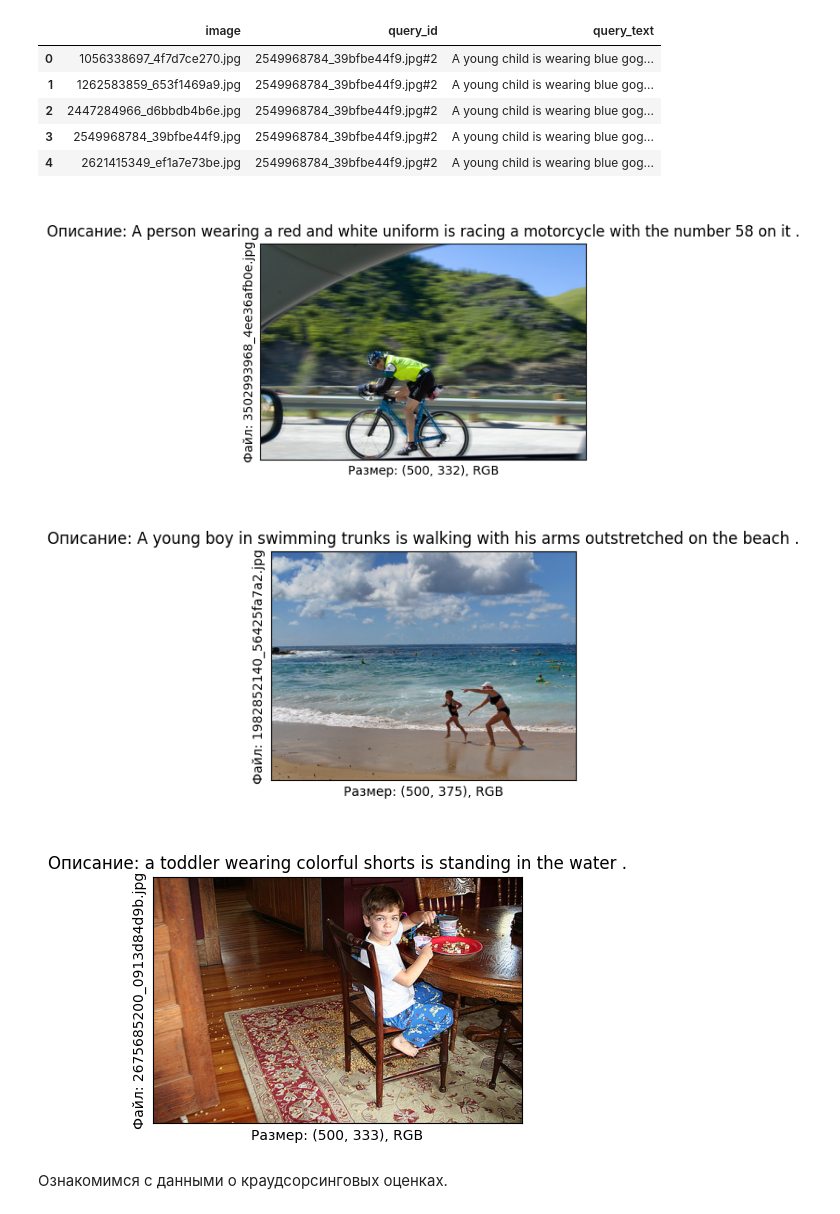
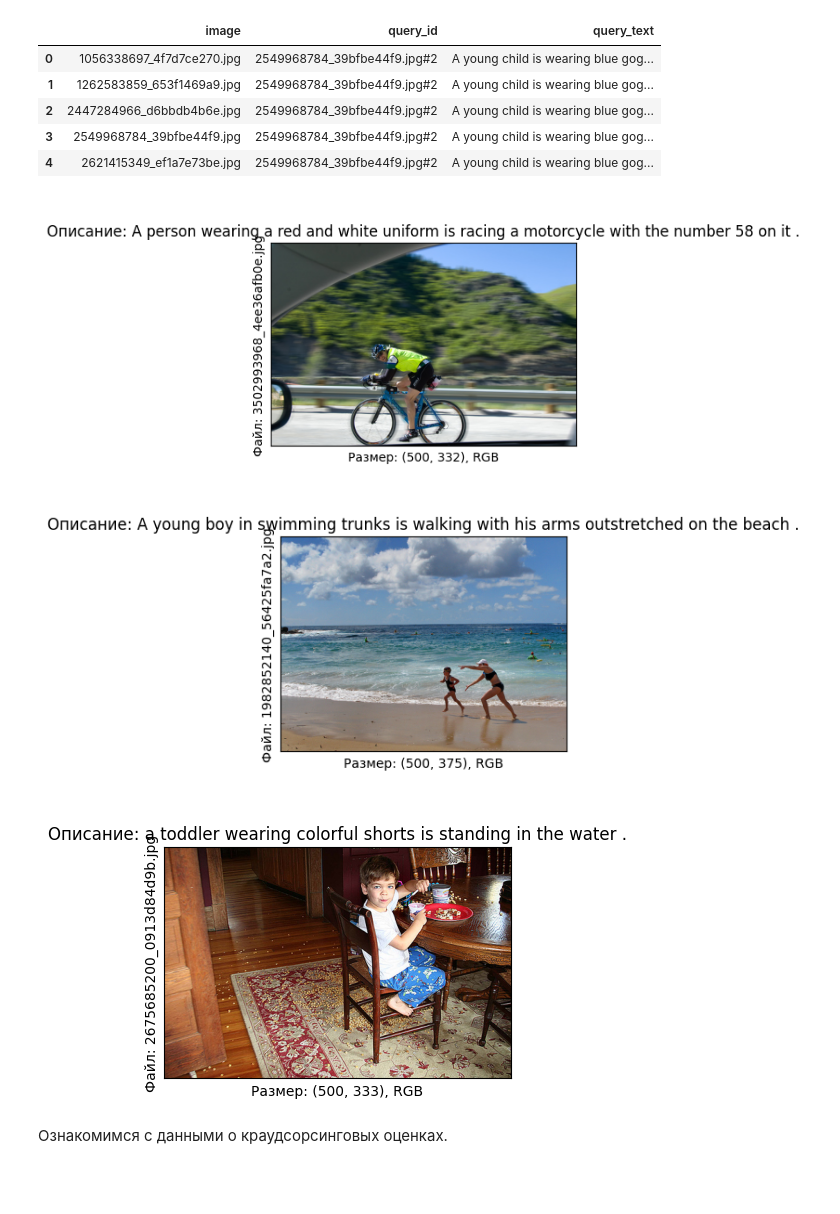
Before and after one commit to siddha-ds/yandex-practicum-projects, a Jupyter notebook: image-search-by-text-description/clean_notebook.ipynb, the cells around one changed output. Cells and saved outputs as stored; diff of their text form; code cells hidden in the pictures; blank space fills up the shorter version.

```diff
--- a/image-search-by-text-description/clean_notebook.ipynb
+++ b/image-search-by-text-description/clean_notebook.ipynb
@@ -115,20 +115,20 @@ memory usage: 136.6+ KB
 # %%
 # Ознакомимся с тренировочными изображениями
 imgs = train_dataset_df.sample(n=n_samples, random_state=RANDOM_STATE)
 for i, img in enumerate(imgs['image']):
-    fig = plt.figure(figsize=(7, 3.2))
+    fig = plt.figure(figsize=(7, 3))
     image = Image.open(PATH + TRAIN_IMG_DIR + img)
     plt.imshow(image)
     plt.title(f'\nОписание: {imgs["query_text"].iloc[i]}')
     plt.xlabel(f'Размер: {image.size}, {image.mode}')
     plt.ylabel(f'Файл: {img}')
     plt.xticks([])
     plt.yticks([])
     plt.show()
 # %% [output]
-[figure, old version]
+[figure, new version]
-[figure, old version]
+[figure, new version]
-[figure, old version]
+[figure, new version]
 # %% [markdown]
 Ознакомимся с данными о краудсорсинговых оценках.
 # %%
```
Also changed, not shown: parts of 3 cells of this notebook, 1 other file.
